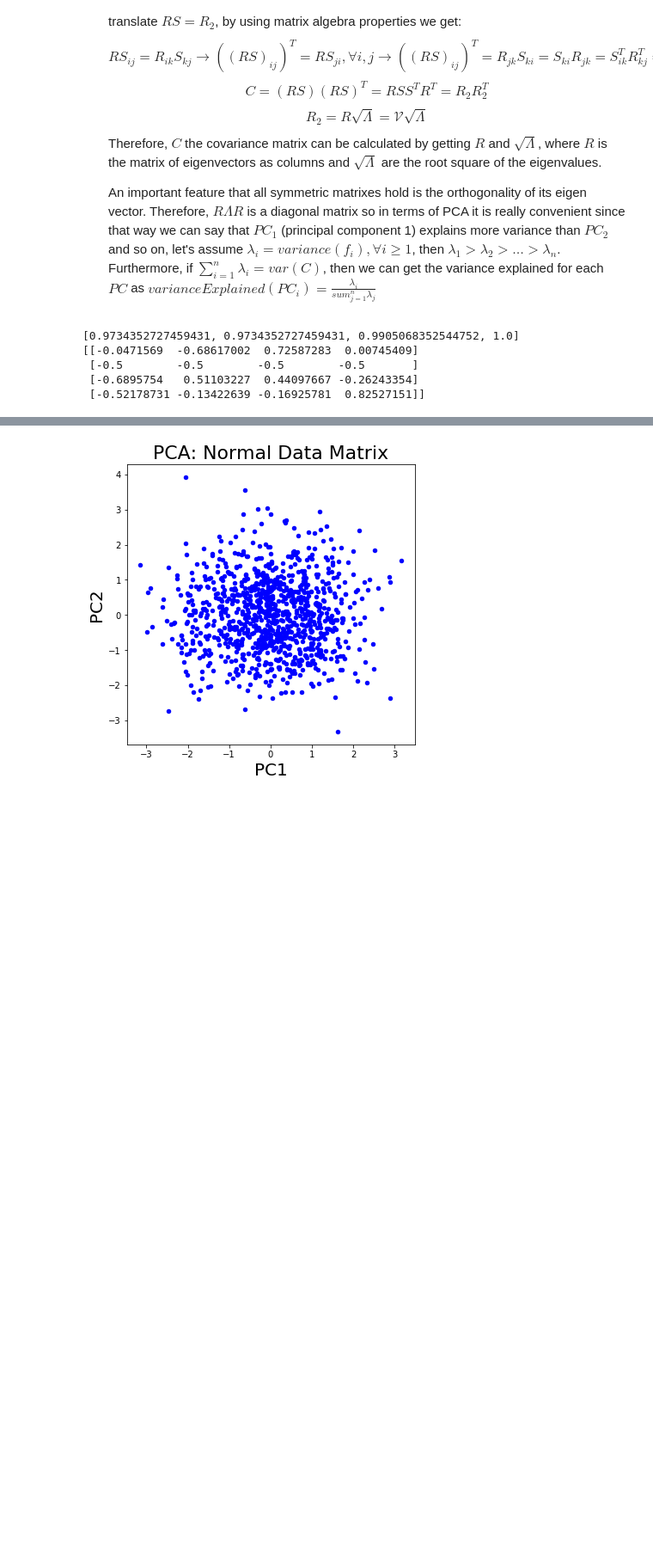
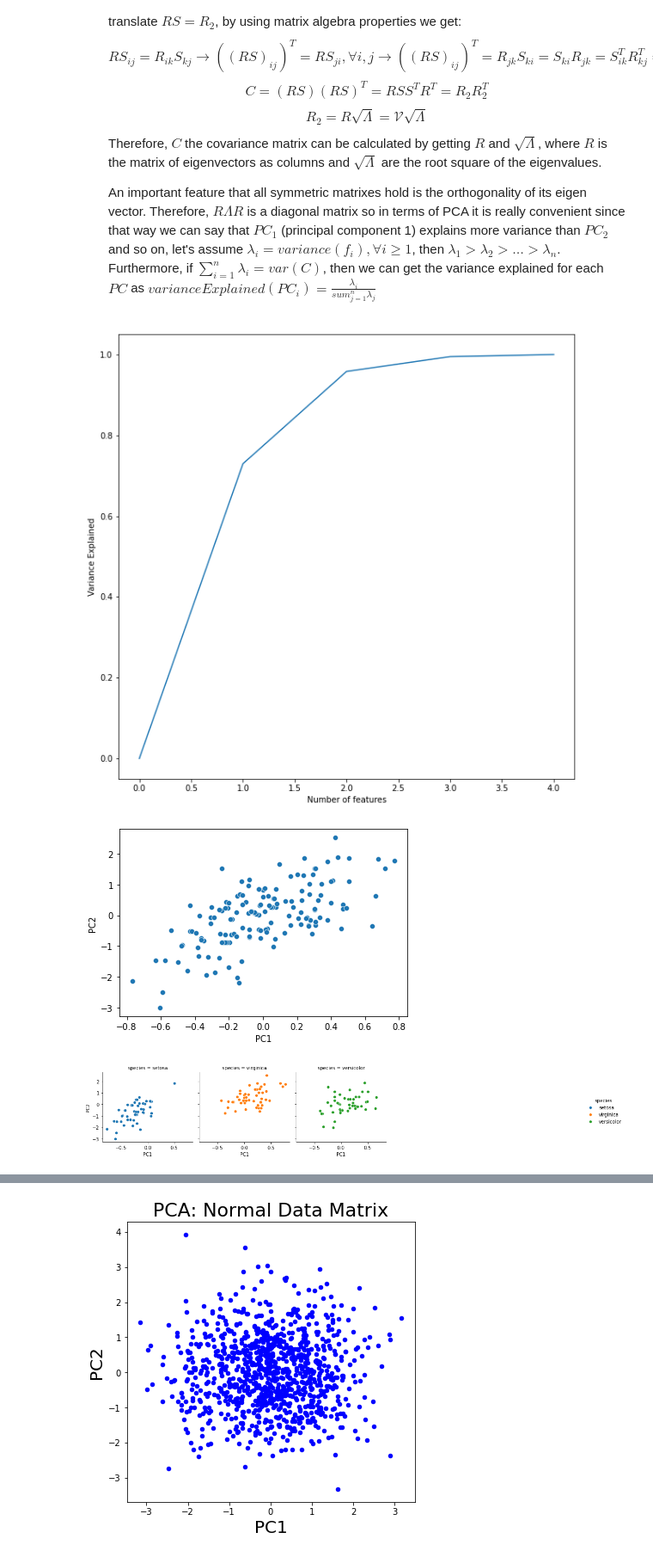
Before and after one commit to borjaf696/ml_cheat_sheet, a Jupyter notebook: ml_cheat_sheet.ipynb, the cells around one changed output, grey strips where cells are left out. Shown at 86% size. Cells and saved outputs as stored; diff of their text form; code cells hidden in the pictures; blank space fills up the shorter version.

```diff
--- a/ml_cheat_sheet.ipynb
+++ b/ml_cheat_sheet.ipynb
@@ -626,29 +665,34 @@ def eigendecompose(X, variance_target = 0.99, show = False):
 # %%
 import matplotlib.pyplot as plt
 import mpl_toolkits.mplot3d
 import numpy as np
 import pandas as pd
 from sklearn import datasets
 from sklearn.decomposition import PCA
+from sklearn.preprocessing import StandardScaler
+
 # Lets build the df
 iris = datasets.load_iris()
 features = ['sepal_length','sepal_width','petal_length','petal_width']
 iris_df = pd.DataFrame(iris.data, columns = features)
+iris_df['target'] = iris.target
 iris_df['species'] = iris.target
 trans_dict = {0:'setosa',1:'virginica',2:'versicolor'}
 iris_df['species'] = iris_df['species'].apply(lambda x: trans_dict[x])
 # Data normalization
-iris_df[features] = iris_df[features].apply(normalize, method = 'z', axis = 1)
+iris_df[features] = iris_df[features].apply(normalize, method = 'z', axis = 0)
 # Covariance matrix
 cov_mat = cova_full(iris_df[features].values)
 #cov_mat_np = (np.cov(iris_df[features].values.T))
 # Eigen decomposition
-eigen_vect = eigendecompose(cov_mat, True)
-print(eigen_vect)
-X_mat = iris_df[features]
+eigen_vect = eigendecompose(cov_mat, show = True)
+X_mat = iris_df[features].values
+x_pca_vals = np.matmul(X_mat,eigen_vect)
+iris_df[['PC1','PC2']] = x_pca_vals
+vis_2d(iris_df, 'PC1','PC2')
+vis_grid(iris_df, 'PC1','PC2','species')
+vis_3d(iris_df, 'PC1','PC2','target')
 # %% [output]
-[0.9734352727459431, 0.9734352727459431, 0.9905068352544752, 1.0]
-[[-0.0471569  -0.68617002  0.72587283  0.00745409]
- [-0.5        -0.5        -0.5        -0.5       ]
- [-0.6895754   0.51103227  0.44097667 -0.26243354]
- [-0.52178731 -0.13422639 -0.16925781  0.82527151]]
+[figure, added]
+[figure, added]
+[figure, added]
```
Also changed, not shown: parts of 2 cells of this notebook.
